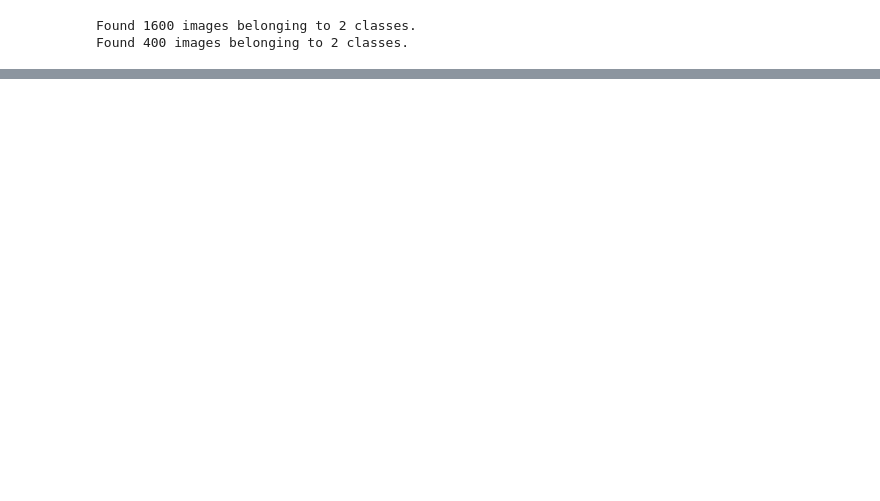
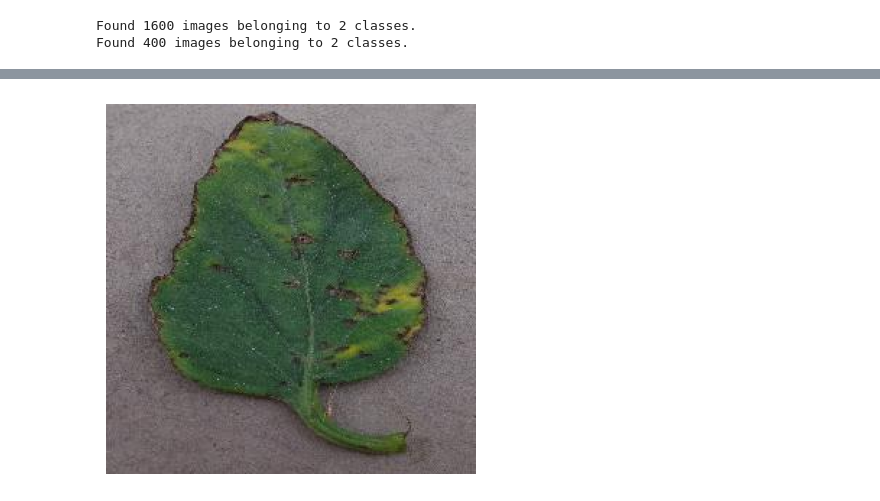
Before and after one commit to aneetajose/tldc, a Jupyter notebook: model/Untitled.ipynb, the cells around one changed output, grey strips where cells are left out. Saved outputs shown, nothing was run; the diff lists cells and outputs as text; code cells hidden in the pictures; blank space fills up the shorter version.

```diff
--- a/model/Untitled.ipynb
+++ b/model/Untitled.ipynb
@@ -4,0 +9,8 @@ from keras.preprocessing.image import ImageDataGenerator
+# %%
+img_dataset = tf.keras.preprocessing.image_dataset_from_directory(
+    '../Dataset/train_data',
+    shuffle = True,
+    image_size = (256, 256),
+    batch_size = 32)
+class_names = img_dataset.class_names
+print(class_names)
@@ -74,0 +94,18 @@ Epoch 10/10
+# %%
+# Load the test image
+img_path =r'..\Dataset\test_data\Tomato___Bacterial_spot\0ab41c2e-c6fc-4ef1-9ffb-ce1b241d32be___GCREC_Bact.Sp 3426.JPG'
+img = image.load_img(img_path, target_size=(256, 256))
+img_array = image.img_to_array(img)
+img_array = np.expand_dims(img_array, axis=0)
+img_array = img_array / 255.0
+
+plt.imshow(img)
+plt.axis('off')
+plt.show()
+
+# Make prediction
+predictions = model.predict(img_array)
+predicted_class = class_names[np.argmax(predictions)]
+print(predicted_class)
+# %% [output]
+[figure, added]
```
Also changed, not shown: parts of 5 cells of this notebook, 2 other files.
